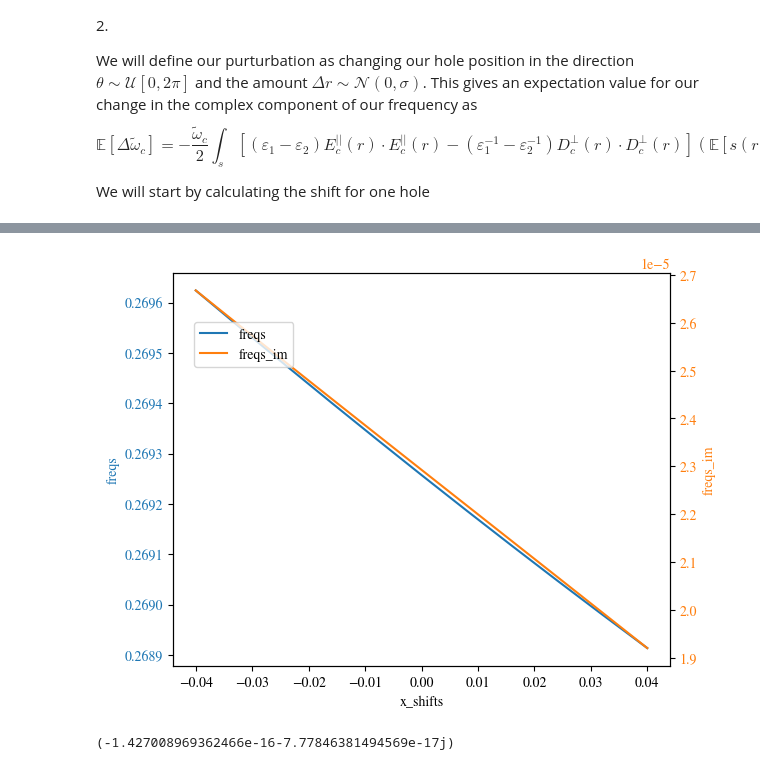
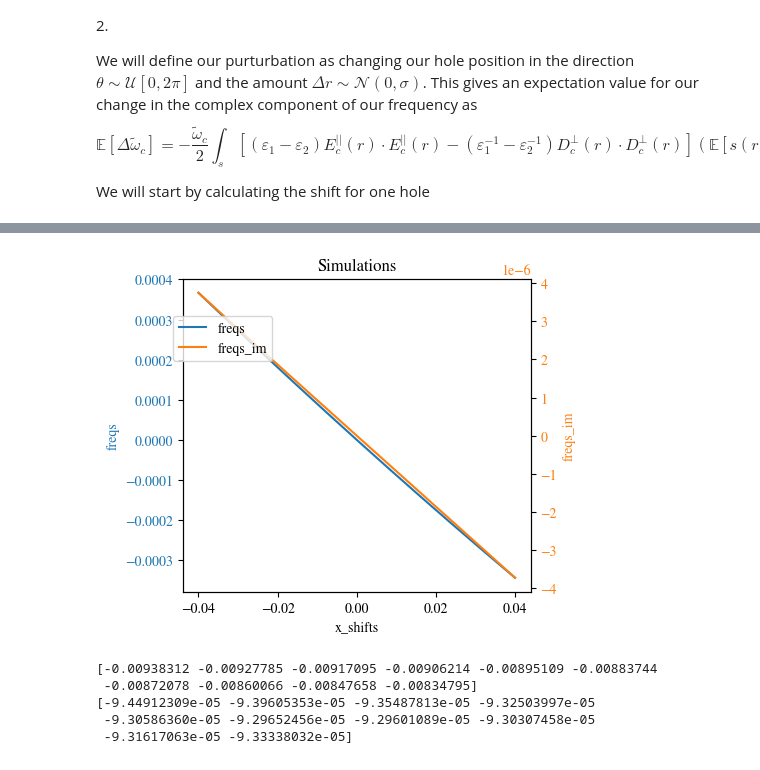
Before and after one commit to DominicJThompson/optGME, a Jupyter notebook: tests_old/Qshift.ipynb, the cells around one changed output, grey strips where cells are left out. Saved outputs shown, nothing was run; the diff lists cells and outputs as text; code cells hidden in the pictures.

```diff
--- a/tests_old/Qshift.ipynb
+++ b/tests_old/Qshift.ipynb
@@ -179,24 +179,32 @@ for x_shift in x_shifts:
 # %%
-fig, ax1 = plt.subplots()
+fig, ax1 = plt.subplots(figsize=(5,4))
 
 color = 'tab:blue'
 ax1.set_xlabel('x_shifts')
 ax1.set_ylabel('freqs', color=color)
-ax1.plot(x_shifts, freqs, label='freqs', color=color)
+ax1.plot(x_shifts, freqs-freqs[5], label='freqs', color=color)
 ax1.tick_params(axis='y', labelcolor=color)
 
 ax2 = ax1.twinx()  # instantiate a second axes that shares the same x-axis
 
 color = 'tab:orange'
 ax2.set_ylabel('freqs_im', color=color)
-ax2.plot(x_shifts, freqs_im, label='freqs_im', color=color)
+ax2.plot(x_shifts, freqs_im-freqs_im[5], label='freqs_im', color=color)
 ax2.tick_params(axis='y', labelcolor=color)
 
 fig.tight_layout()
+plt.title('Simulations')
 fig.legend(loc="upper left", bbox_to_anchor=(0.15,0.85))
 plt.show()
+print((np.array(freqs[:-1])-np.array(freqs[1:]))/(np.array(x_shifts[:-1])-np.array(x_shifts[1:])))
+print((np.array(freqs_im[:-1])-np.array(freqs_im[1:]))/(np.array(x_shifts[:-1])-np.array(x_shifts[1:])))
 # %% [output]
-[figure, old version]
+[figure, new version]
+[-0.00938312 -0.00927785 -0.00917095 -0.00906214 -0.00895109 -0.00883744
+ -0.00872078 -0.00860066 -0.00847658 -0.00834795]
+[-9.44912309e-05 -9.39605353e-05 -9.35487813e-05 -9.32503997e-05
+ -9.30586360e-05 -9.29652456e-05 -9.29601089e-05 -9.30307458e-05
+ -9.31617063e-05 -9.33338032e-05]
 # %%
 def hole_borders(phc,phidiv=45):
     """
@@ -286,21 +294,25 @@ def calcShift(gme,
         Ds = get_xyfield(gme,k,n,xys,zs[i],field='D',components='xy')
 
         #get the perpendicular and parallel components of the dispacement and electric field, respectively
-        Espara = np.array([np.sin(phis)*Es['x'],np.cos(phis)*Es['y']])
+        Espara = np.array([-np.sin(phis)*Es['x'],np.cos(phis)*Es['y']])
         Dsperp = np.array([np.cos(phis)*Ds['x'],np.sin(phis)*Ds['y']])
 
+
         #calculate the integrand
-        integrand = ((eps1-eps2)*(np.sum(Espara*Espara, axis=0)[0])-((1/eps1)-(1/eps2))*(np.sum(Dsperp*Dsperp, axis=0)[0]))*np.sum(s * normal, axis=1)
+        integrand = ((eps2-eps1)*(np.sum(Espara*Espara, axis=0)[0])-((1/eps2)-(1/eps1))*(np.sum(Dsperp*Dsperp, axis=0)[0]))*np.sum(s * normal, axis=1)
 
         integral += np.sum(integrand)
 
-    integral = -(gme.freqs[0,120]+1j*gme.freqs_im[0,120])/2*integral
+
+    #integration constant
+    const = 0.3 * (phc.layers[0].d/len(zs))* (2*np.pi/len(phis))
+
+    integral = -(gme.freqs[0,120]-1j*gme.freqs_im[0,120])/2*integral*const
 
     return(integral)
 
 zs_original = np.linspace(0,phc_original.layers[0].d,12,endpoint=True)
 zs_midpoints = zs_original[:-1] + (zs_original[1:] - zs_original[:-1])/2
-integral = calcShift(gme_original,k=0,n=120,xys=hole_borders[65][np.newaxis,:,:],zs=zs_midpoints,phis=phis,x_shift=0.00,y_shift=0.01)
-print(integral)
+integrals = []
+for x_shift in x_shifts:
+    integrals.append(calcShift(gme_original,k=0,n=120,xys=hole_borders[65][np.newaxis,:,:],zs=zs_midpoints,phis=phis,x_shift=x_shift))
-# %% [output]
-(-1.427008969362466e-16-7.77846381494569e-17j)
```
Also changed, not shown: parts of 11 cells of this notebook, 2 other files.
